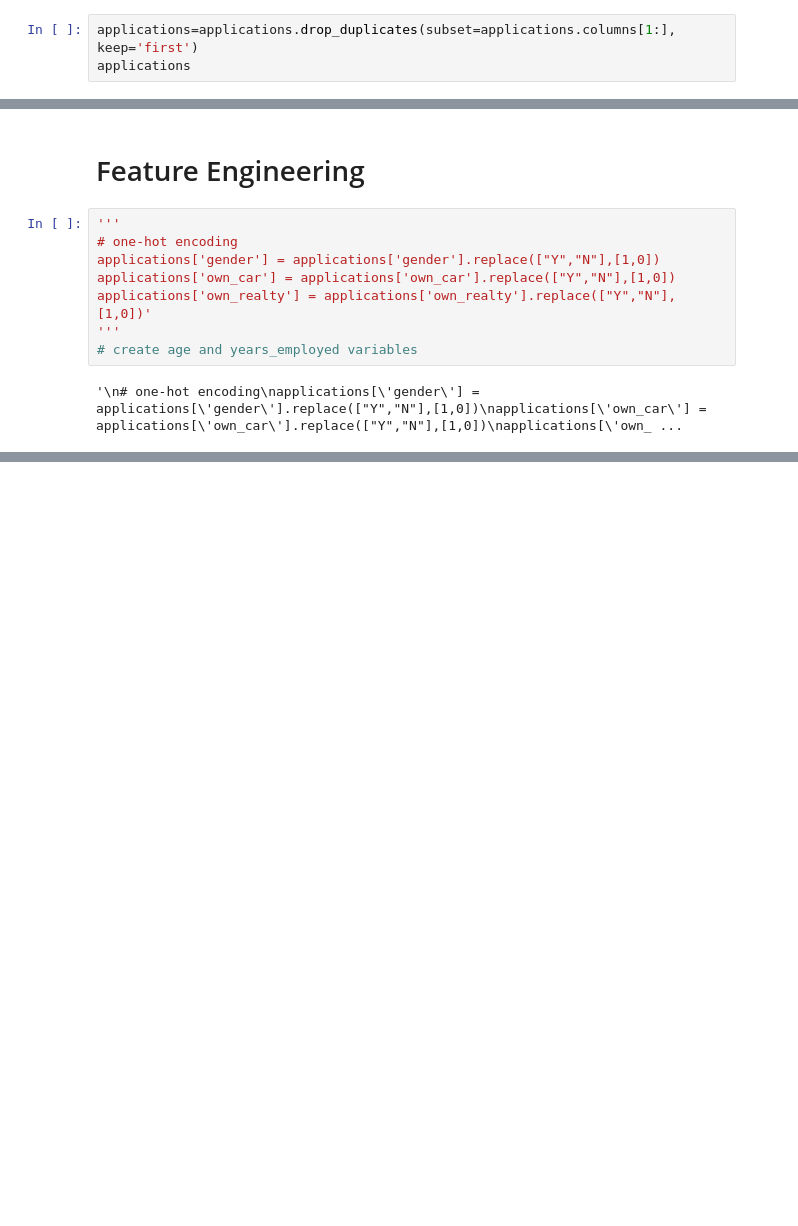
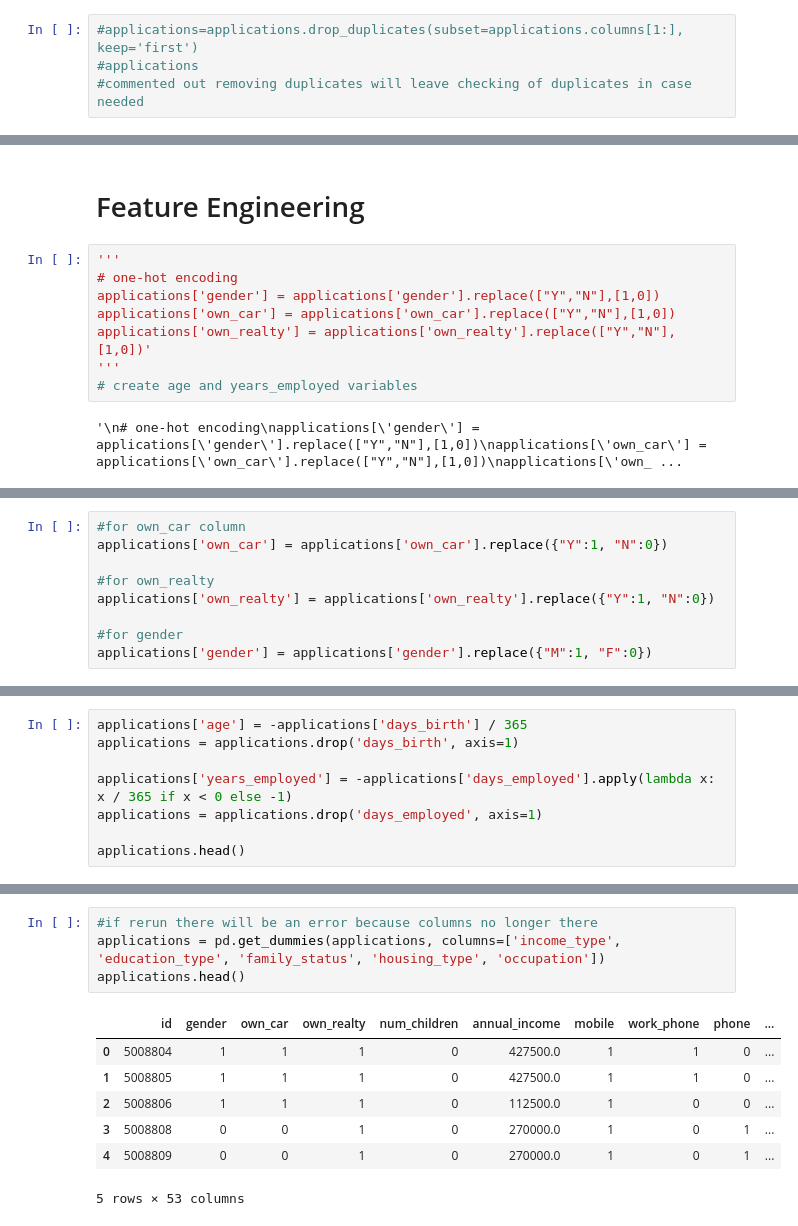
Before and after one commit to ashleytoh/cs3244-project-group-23, a Jupyter notebook: data_preprocessing/data_cleaning.ipynb, the cells around one changed output, grey strips where cells are left out. Cells and saved outputs as stored; diff of their text form; blank space fills up the shorter version.

```diff
--- a/data_preprocessing/data_cleaning.ipynb
+++ b/data_preprocessing/data_cleaning.ipynb
@@ -85,5 +142,6 @@ applications.iloc[:,1:].duplicated().sum() # check for duplicates of records, ex
 # %% [output]
 348472
 # %%
-applications=applications.drop_duplicates(subset=applications.columns[1:], keep='first')
-applications
+#applications=applications.drop_duplicates(subset=applications.columns[1:], keep='first')
+#applications
+#commented out removing duplicates will leave checking of duplicates in case needed
@@ -198,0 +273,9 @@ applications['own_realty'] = applications['own_realty'].replace(["Y","N"],[1,0])
+# %%
+#for own_car column
+applications['own_car'] = applications['own_car'].replace({"Y":1, "N":0})
+
+#for own_realty
+applications['own_realty'] = applications['own_realty'].replace({"Y":1, "N":0})
+
+#for gender
+applications['gender'] = applications['gender'].replace({"M":1, "F":0})
@@ -198,0 +284,8 @@ applications['own_realty'] = applications['own_realty'].replace(["Y","N"],[1,0])
+# %%
+applications['age'] = -applications['days_birth'] / 365
+applications = applications.drop('days_birth', axis=1)
+
+applications['years_employed'] = -applications['days_employed'].apply(lambda x: x / 365 if x < 0 else -1)
+applications = applications.drop('days_employed', axis=1)
+
+applications.head()
@@ -198,0 +331,12 @@ applications['own_realty'] = applications['own_realty'].replace(["Y","N"],[1,0])
+# %%
+#if rerun there will be an error because columns no longer there
+applications = pd.get_dummies(applications, columns=['income_type', 'education_type', 'family_status', 'housing_type', 'occupation'])
+applications.head()
+# %% [output]
+|  | id | gender | own_car | own_realty | num_children | annual_income | mobile | work_phone | phone | ... |
+| 0 | 5008804 | 1 | 1 | 1 | 0 | 427500.0 | 1 | 1 | 0 | ... |
+| 1 | 5008805 | 1 | 1 | 1 | 0 | 427500.0 | 1 | 1 | 0 | ... |
+| 2 | 5008806 | 1 | 1 | 1 | 0 | 112500.0 | 1 | 0 | 0 | ... |
+| 3 | 5008808 | 0 | 0 | 1 | 0 | 270000.0 | 1 | 0 | 1 | ... |
+| 4 | 5008809 | 0 | 0 | 1 | 0 | 270000.0 | 1 | 0 | 1 | ... |
+5 rows × 53 columns
```
Also changed, not shown: parts of 23 cells of this notebook.
